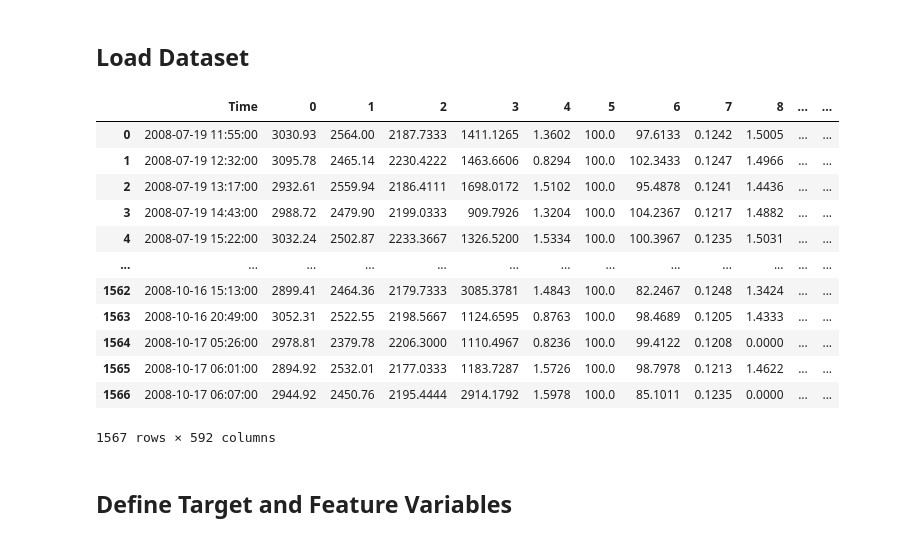
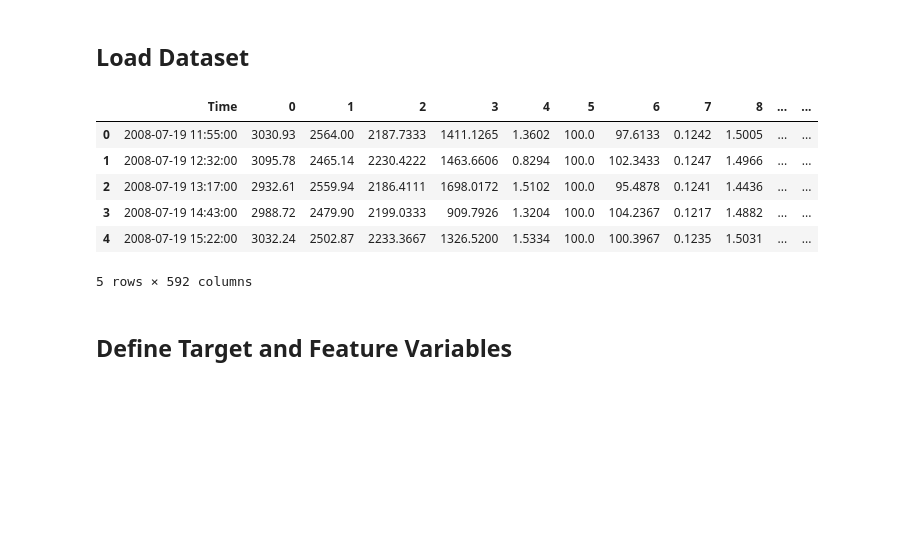
Before and after one commit to syedirfanx/swarm-intelligence, a Jupyter notebook: dispersive-flies-optimisation.ipynb, the cells around one changed output. Saved outputs shown, nothing was run; the diff lists cells and outputs as text; code cells hidden in the pictures; blank space fills up the shorter version.

```diff
--- a/dispersive-flies-optimisation.ipynb
+++ b/dispersive-flies-optimisation.ipynb
@@ -12,16 +9,0 @@ data.fillna(0, inplace = True)
-# %%
-data
-# %% [output]
-|  | Time | 0 | 1 | 2 | 3 | 4 | 5 | 6 | 7 | 8 | ... | ... |
-| 0 | 2008-07-19 11:55:00 | 3030.93 | 2564.00 | 2187.7333 | 1411.1265 | 1.3602 | 100.0 | 97.6133 | 0.1242 | 1.5005 | ... | ... |
-| 1 | 2008-07-19 12:32:00 | 3095.78 | 2465.14 | 2230.4222 | 1463.6606 | 0.8294 | 100.0 | 102.3433 | 0.1247 | 1.4966 | ... | ... |
-| 2 | 2008-07-19 13:17:00 | 2932.61 | 2559.94 | 2186.4111 | 1698.0172 | 1.5102 | 100.0 | 95.4878 | 0.1241 | 1.4436 | ... | ... |
-| 3 | 2008-07-19 14:43:00 | 2988.72 | 2479.90 | 2199.0333 | 909.7926 | 1.3204 | 100.0 | 104.2367 | 0.1217 | 1.4882 | ... | ... |
-| 4 | 2008-07-19 15:22:00 | 3032.24 | 2502.87 | 2233.3667 | 1326.5200 | 1.5334 | 100.0 | 100.3967 | 0.1235 | 1.5031 | ... | ... |
-| ... | ... | ... | ... | ... | ... | ... | ... | ... | ... | ... | ... | ... |
-| 1562 | 2008-10-16 15:13:00 | 2899.41 | 2464.36 | 2179.7333 | 3085.3781 | 1.4843 | 100.0 | 82.2467 | 0.1248 | 1.3424 | ... | ... |
-| 1563 | 2008-10-16 20:49:00 | 3052.31 | 2522.55 | 2198.5667 | 1124.6595 | 0.8763 | 100.0 | 98.4689 | 0.1205 | 1.4333 | ... | ... |
-| 1564 | 2008-10-17 05:26:00 | 2978.81 | 2379.78 | 2206.3000 | 1110.4967 | 0.8236 | 100.0 | 99.4122 | 0.1208 | 0.0000 | ... | ... |
-| 1565 | 2008-10-17 06:01:00 | 2894.92 | 2532.01 | 2177.0333 | 1183.7287 | 1.5726 | 100.0 | 98.7978 | 0.1213 | 1.4622 | ... | ... |
-| 1566 | 2008-10-17 06:07:00 | 2944.92 | 2450.76 | 2195.4444 | 2914.1792 | 1.5978 | 100.0 | 85.1011 | 0.1235 | 0.0000 | ... | ... |
-1567 rows × 592 columns
@@ -28,3 +12,13 @@ data
+# %%
+data.head()
+# %% [output]
+|  | Time | 0 | 1 | 2 | 3 | 4 | 5 | 6 | 7 | 8 | ... | ... |
+| 0 | 2008-07-19 11:55:00 | 3030.93 | 2564.00 | 2187.7333 | 1411.1265 | 1.3602 | 100.0 | 97.6133 | 0.1242 | 1.5005 | ... | ... |
+| 1 | 2008-07-19 12:32:00 | 3095.78 | 2465.14 | 2230.4222 | 1463.6606 | 0.8294 | 100.0 | 102.3433 | 0.1247 | 1.4966 | ... | ... |
+| 2 | 2008-07-19 13:17:00 | 2932.61 | 2559.94 | 2186.4111 | 1698.0172 | 1.5102 | 100.0 | 95.4878 | 0.1241 | 1.4436 | ... | ... |
+| 3 | 2008-07-19 14:43:00 | 2988.72 | 2479.90 | 2199.0333 | 909.7926 | 1.3204 | 100.0 | 104.2367 | 0.1217 | 1.4882 | ... | ... |
+| 4 | 2008-07-19 15:22:00 | 3032.24 | 2502.87 | 2233.3667 | 1326.5200 | 1.5334 | 100.0 | 100.3967 | 0.1235 | 1.5031 | ... | ... |
+5 rows × 592 columns
 # %% [markdown]
 ## Define Target and Feature Variables
 # %%
```
Also changed, not shown: parts of 39 cells of this notebook.
